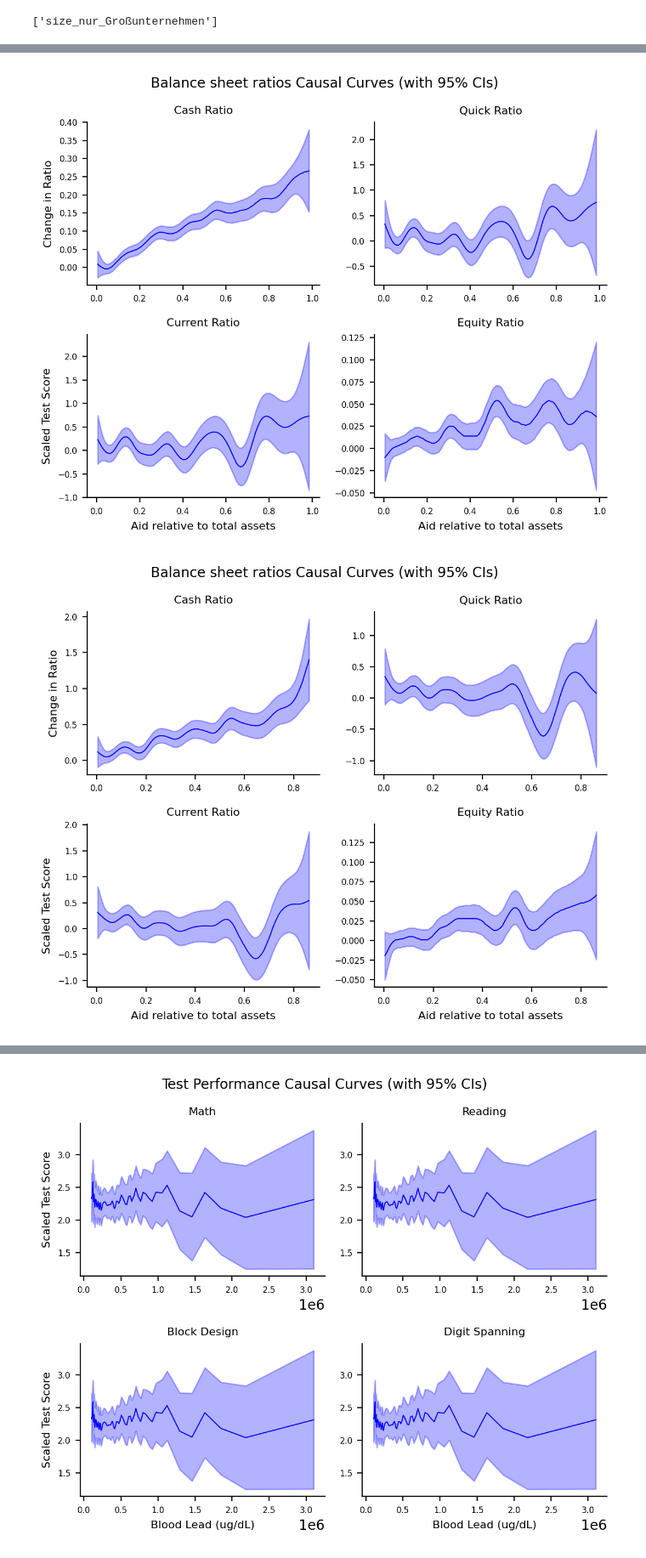
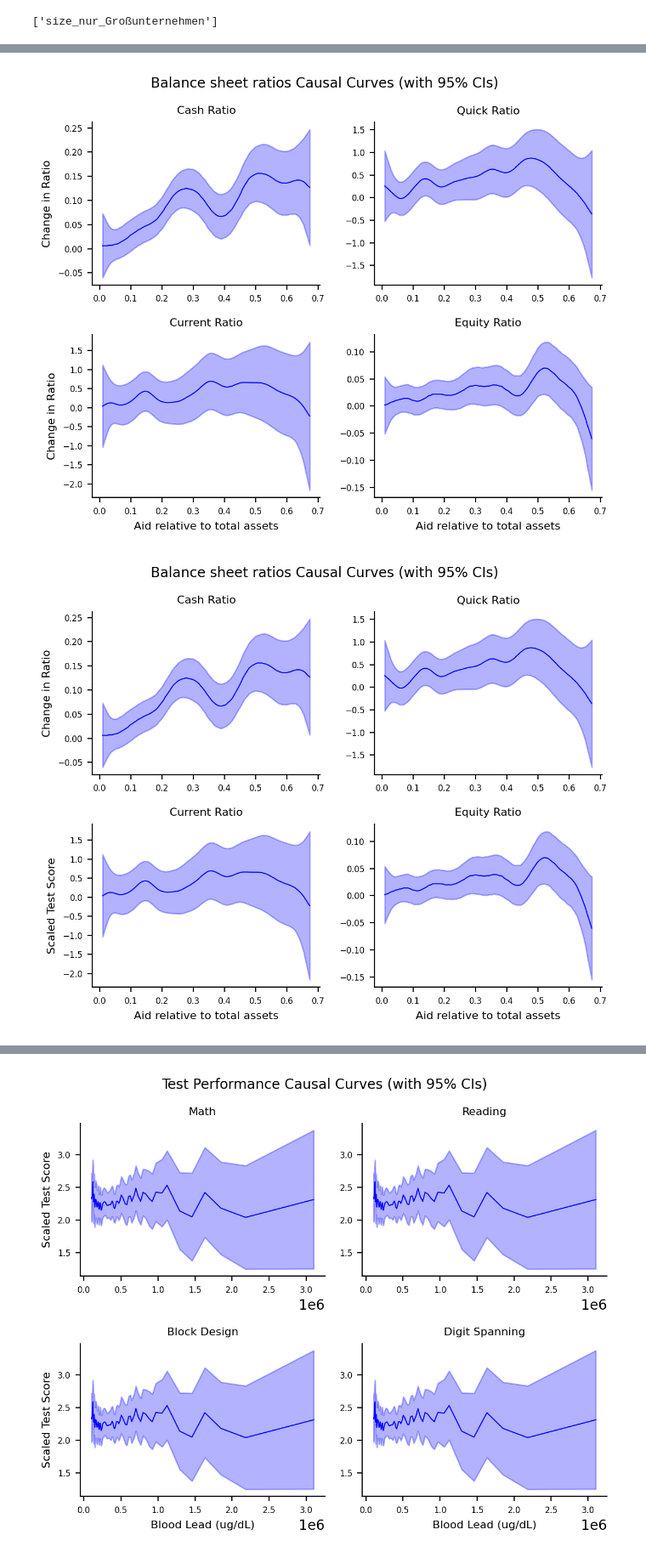
Before and after one commit to m-schildt/AAA, a Jupyter notebook: 5_diff&diff.ipynb, the cells around one changed output, grey strips where cells are left out. Shown at 85% size. Saved outputs shown, nothing was run; the diff lists cells and outputs as text; code cells hidden in the pictures.

```diff
--- a/5_diff&diff.ipynb
+++ b/5_diff&diff.ipynb
@@ -6,5 +6,3 @@ pd.options.mode.chained_assignment = None  # default='warn'
 load data
 # %%
 merged_df = pd.read_csv('data/main/merged_data.csv')
-# %%
-merged_df = merged_df[merged_df['size'] == 'Kleine und mittlere Unternehmen']
@@ -1334,5 +1424,13 @@ df['aid_relative_2021'] = df['grant_2021'] / df['assets_2021']
 # %%
+df = df[df['industry_2'] == 'Einzelhandel (ohne Handel mit Kraftfahrzeugen)' ]
+df['aid_relative_2021'] = df['grant_2021'] / df['assets_2021']
+
 df['delta_cash_ratio_2021'] = (df['cash_ratio_2021'] - df['cash_ratio_2020'])
 df['delta_qick_ratio_2021'] = (df['qick_ratio_2021'] - df['qick_ratio_2020'])
 df['delta_current_ratio_2021'] = (df['current_ratio_2021'] - df['current_ratio_2020'])
 df['delta_equity_ratio_2021'] = (df['equity_ratio_2021'] - df['equity_ratio_2020'])
+
+#df = df[df['delta_qick_ratio_2021'] < 5 ]
+#df = df[df['delta_qick_ratio_2021'] > -5 ]
+#df = df[df['delta_current_ratio_2021'] < 5 ]
+#df = df[df['delta_current_ratio_2021'] > -5 ]
@@ -1506,35 +1540,35 @@ for i in [0,1]:
         mean = results_dict[result_class[i][j]]['Causal_Dose_Response']
         lb = results_dict[result_class[i][j]]['Lower_CI']
         ub = results_dict[result_class[i][j]]['Upper_CI']
         plot_mean_and_CI(axs, i, j, treat, mean, lb, ub, color_mean='b', color_shading='b')
 
         # Labels
         axs[0,0].set_ylabel('Change in Ratio', fontsize = 8)
         axs[0,1].set_ylabel('')
-        axs[1,0].set_ylabel('Scaled Test Score', fontsize = 8)
+        axs[1,0].set_ylabel('Change in Ratio', fontsize = 8)
         axs[1,1].set_ylabel('')
         axs[1,0].set_xlabel('Aid relative to total assets', fontsize = 8)
         axs[1,1].set_xlabel('Aid relative to total assets', fontsize = 8)
 
         axs[i,j].set_title(result_name[i][j], fontsize = 8)
         axs[i,j].set_title(result_name[i][j], fontsize = 8)
         axs[i,j].set_title(result_name[i][j], fontsize = 8)
         axs[i,j].set_title(result_name[i][j], fontsize = 8)
 
         axs[i,j].spines["top"].set_visible(False)
         axs[i,j].spines["right"].set_visible(False)
 
         #axs[i,j].set_xlim(0, 2)
         #axs[i,j].set_ylim(0, 15)
 
         axs[i,j].tick_params(axis='both', which='major', labelsize=6)
 
 
 fig.tight_layout(rect=[0, 0.03, 1, 0.95])
 plt.suptitle("Balance sheet ratios Causal Curves (with 95% CIs)", fontsize = 10)
 fig.savefig('test_causal_curves.png', bbox_inches='tight', dpi = 300)
 # %% [output]
-[figure, old version]
+[figure, new version]
 # %%
 result_class = [['delta_cash_ratio_2021', 'delta_qick_ratio_2021'], ['delta_current_ratio_2021', 'delta_equity_ratio_2021']]
 
@@ -1587,7 +1621,7 @@ fig.tight_layout(rect=[0, 0.03, 1, 0.95])
 plt.suptitle("Balance sheet ratios Causal Curves (with 95% CIs)", fontsize = 10)
 fig.savefig('test_causal_curves.png', bbox_inches='tight', dpi = 300)
 # %% [output]
-[figure, old version]
+[figure, new version]
 # %%
 result_class = [['delta_cash_ratio_2021', 'delta_qick_ratio_2021'], ['delta_current_ratio_2021', 'delta_equity_ratio_2021']]
 
```
Also changed, not shown: parts of 44 cells of this notebook, 1 other file.
